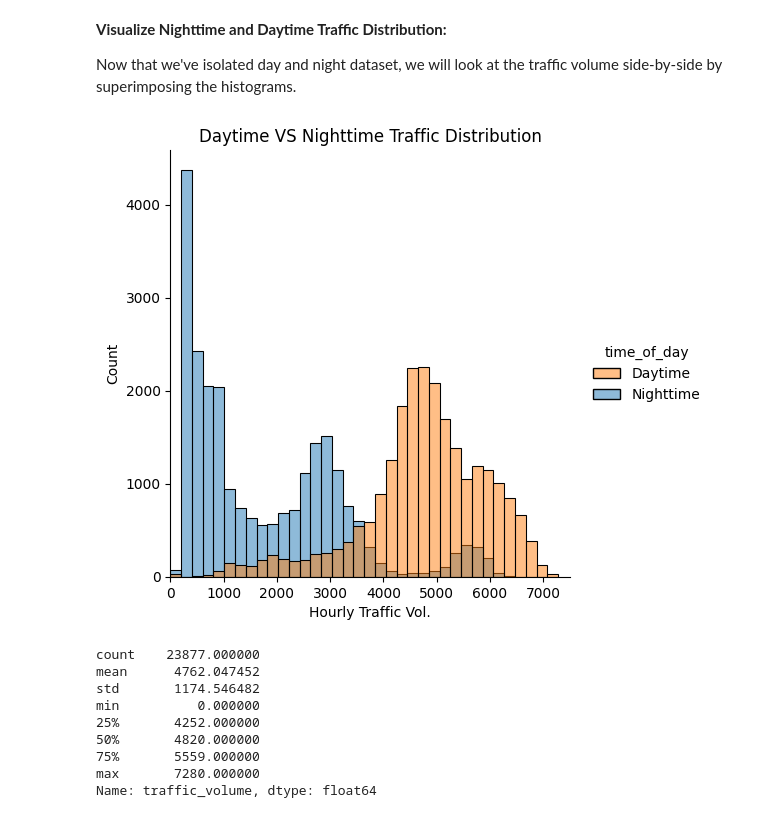
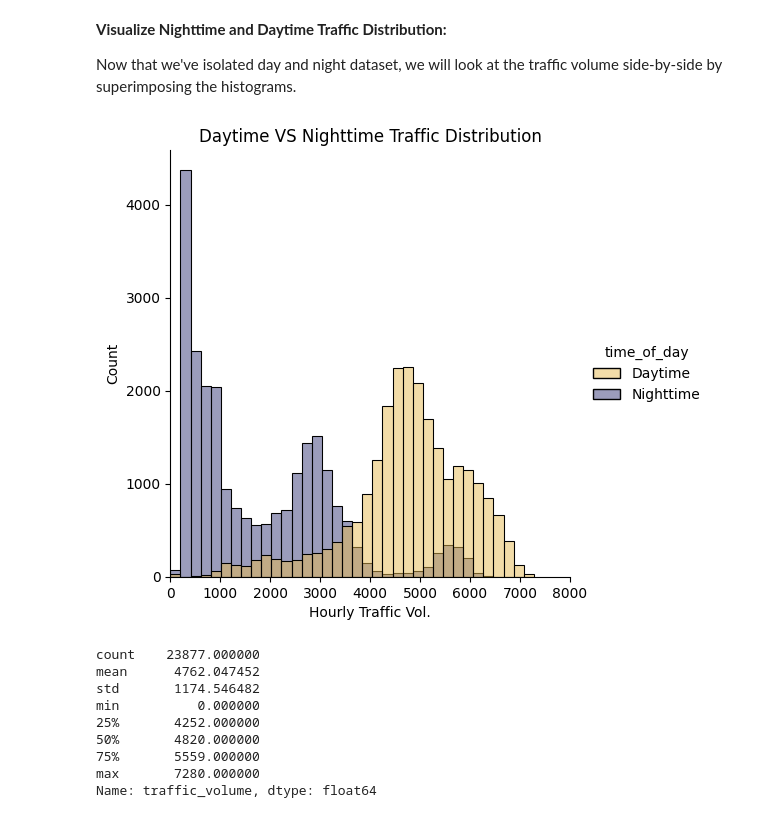
Before and after one commit to shree131/Heavy-Traffic-Indicators-Analysis, a Jupyter notebook: I94_heavy_traffic_indicators_analysis.ipynb, the cells around one changed output. Cells and saved outputs as stored; diff of their text form; code cells hidden in the pictures.

Commit message:
Adjustments to color palette

```diff
--- a/I94_heavy_traffic_indicators_analysis.ipynb
+++ b/I94_heavy_traffic_indicators_analysis.ipynb
@@ -380,23 +380,23 @@ Now that we've isolated day and night dataset, we will look at the traffic volum
 # %%
 import seaborn as sns
 
 # Get all colors from tab10 color palette for color mapping
-palette_colors = sns.color_palette('tab10')
-color_map = {'Daytime': palette_colors[1],
+palette_colors = sns.color_palette('tab20b')
+color_map = {'Daytime': palette_colors[10],
              'Nighttime': palette_colors[0]
             }
 
 # Plot a historgram to compare the day and night dataset's distributions
 sns.displot(data=i94_traffic, x="traffic_volume", hue="time_of_day", palette=color_map)
 
 plt.title('Daytime VS Nighttime Traffic Distribution')
 plt.xlabel('Hourly Traffic Vol.')
 plt.ylabel('Count')
-plt.xlim(0, 7500)
+plt.xlim(0, 8000)
 
 plt.show()
 # %% [output]
-[figure, old version]
+[figure, new version]
 # %%
 # Generate insights for daytime traffic
 i94_traffic.loc[daytime_bool, 'traffic_volume'].describe()
```
